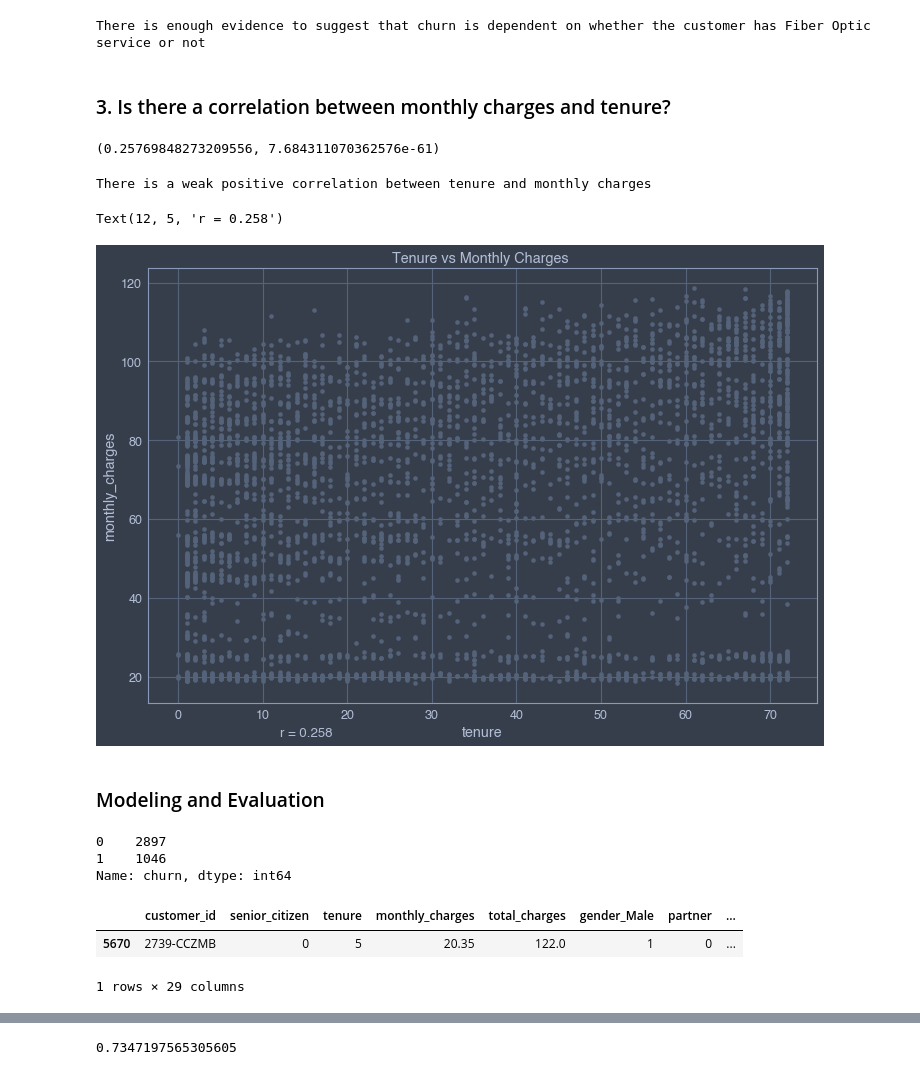
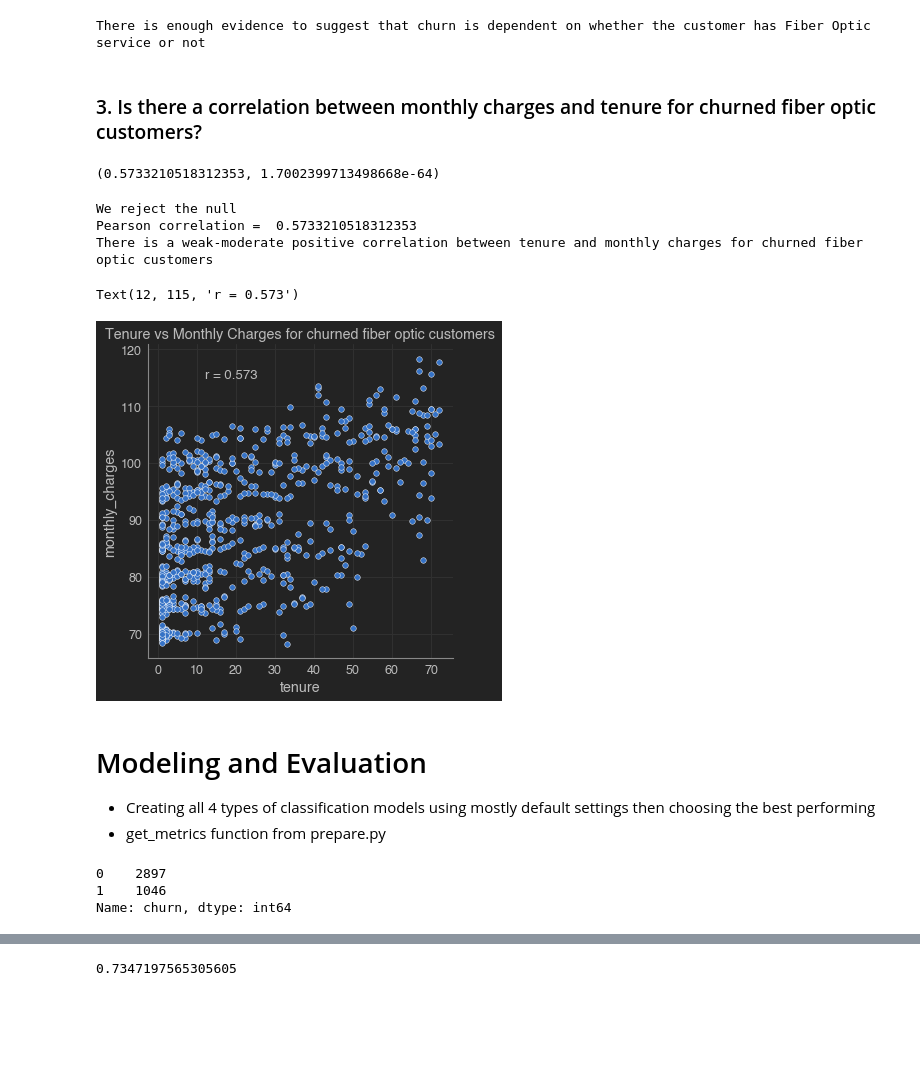
Before and after one commit to Ken-Alviola/Classification-Project, a Jupyter notebook: Classification_Project_Telco.ipynb, the cells around one changed output, grey strips where cells are left out. Cells and saved outputs as stored; diff of their text form; code cells hidden in the pictures; blank space fills up the shorter version.

```diff
--- a/Classification_Project_Telco.ipynb
+++ b/Classification_Project_Telco.ipynb
@@ -341,38 +368,49 @@ print('There is enough evidence to suggest that churn is dependent on whether th
 # %% [output]
 There is enough evidence to suggest that churn is dependent on whether the customer has Fiber Optic service or not
 # %% [markdown]
-### 3. Is there a correlation between monthly charges and tenure?
+### 3. Is there a correlation between monthly charges and tenure for churned fiber optic customers?
-# %%
-r, p = stats.pearsonr(train.tenure, train.monthly_charges)
-r, p
-# %% [output]
-(0.25769848273209556, 7.684311070362576e-61)
-# %%
-print('There is a weak positive correlation between tenure and monthly charges')
-# %% [output]
-There is a weak positive correlation between tenure and monthly charges
+# %%
+null_hypothesis = "There is no correlation between monthly charges and tenure for churned fiber optic customers"
+alternative_hypothesis = "There is a positive correlation between monthly charges and tenure for churned fiber optic customers"
+confidence_level = .95
+a = 1 - confidence_level
+
+#Pearson correlation test between two continuous variables
+churned_fiber_optic = churned[churned.Fiber_optic == 1]
+r, p = stats.pearsonr(churned_fiber_optic.tenure, churned_fiber_optic.monthly_charges)
+r, p
+# %% [output]
+(0.5733210518312353, 1.7002399713498668e-64)
+# %%
+if p < a:
+    print('We reject the null')
+else:
+    print("we fail to reject the null")
+
+print('Pearson correlation = ', r)
+print('There is a weak-moderate positive correlation between tenure and monthly charges for churned fiber optic customers')
+# %% [output]
+We reject the null
+Pearson correlation =  0.5733210518312353
+There is a weak-moderate positive correlation between tenure and monthly charges for churned fiber optic customers
 # %%
-#chesterish, grade3, gruvboxd, gruvboxl, manokai, oceans16, onedork, solarizedd, solarizedl.
-jtplot.style(theme='onedork')
+#correlation visualization
+jtplot.style()
 
-train.plot.scatter('tenure','monthly_charges',figsize=(12,8))
-plt.title('Tenure vs Monthly Charges ')
-plt.text(12,5, f'r = {r:.3f}')
+sns.relplot(x='tenure',y='monthly_charges',data=churned_fiber_optic)
+plt.title('Tenure vs Monthly Charges for churned fiber optic customers')
+plt.text(12,115, f'r = {r:.3f}')
 # %% [output]
-Text(12, 5, 'r = 0.258')
+Text(12, 115, 'r = 0.573')
-[figure, old version]
+[figure, new version]
-# %% [markdown]
-### Modeling and Evaluation
-# %%
-train.churn.value_counts()
-# %% [output]
-0    2897
-1    1046
-Name: churn, dtype: int64
-# %%
-train['baseline_prediction'] = 0
-train.head(1)#baseline is 0 == no churn
-# %% [output]
-|  | customer_id | senior_citizen | tenure | monthly_charges | total_charges | gender_Male | partner | ... |
-| 5670 | 2739-CCZMB | 0 | 5 | 20.35 | 122.0 | 1 | 0 | ... |
-1 rows × 29 columns
+# %% [markdown]
+# Modeling and Evaluation
+- Creating all 4 types of classification models using mostly default settings then choosing the best performing
+- get_metrics function from prepare.py
+# %%
+#setting baseline
+train.churn.value_counts()
+# %% [output]
+0    2897
+1    1046
+Name: churn, dtype: int64
```
Also changed, not shown: parts of 30 cells of this notebook, 1 other file.
